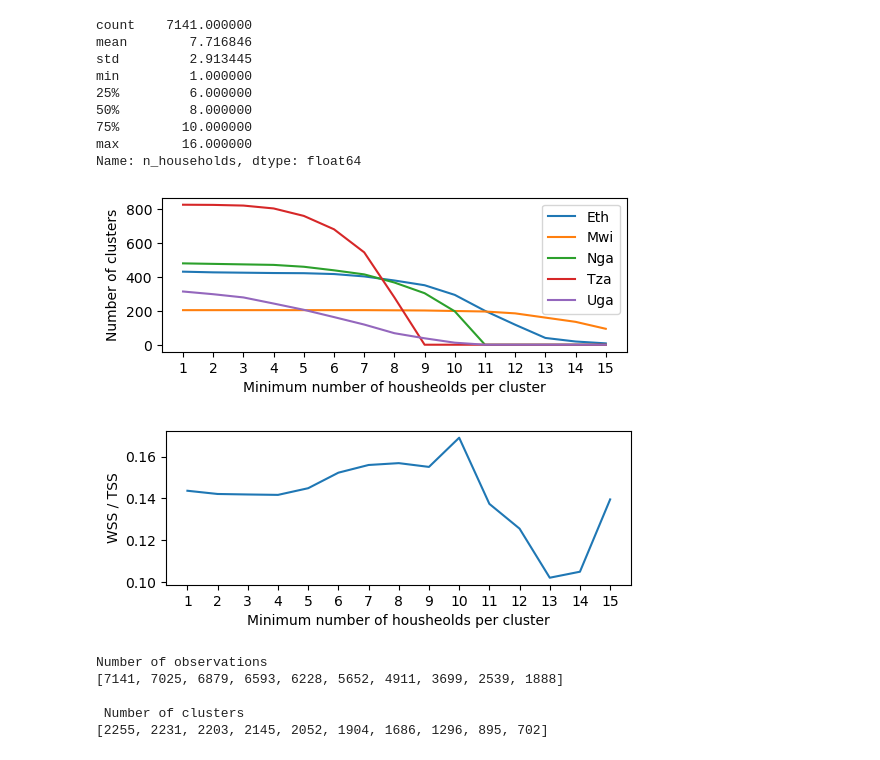
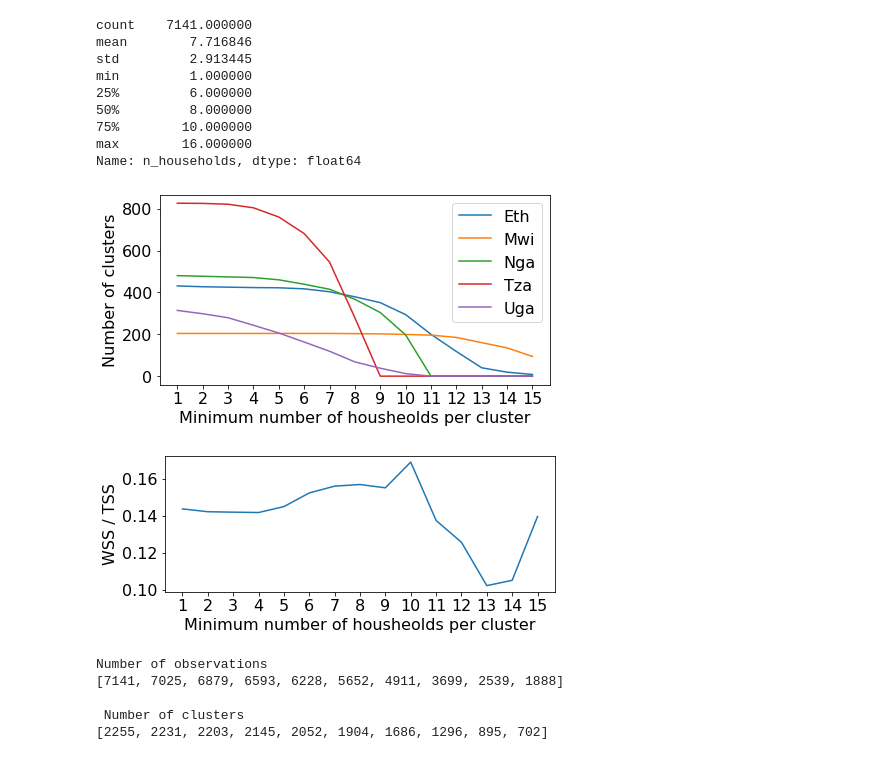
Before and after one commit to nateso/predicting_poverty, a Jupyter notebook: analysis/08_descriptive_statistics.ipynb, the cells around one changed output. Drawn from its saved outputs; the diff is of its cells as text; code cells hidden in the pictures.

```diff
--- a/analysis/08_descriptive_statistics.ipynb
+++ b/analysis/08_descriptive_statistics.ipynb
@@ -151,30 +163,31 @@ n_clusters_cntry_df = pd.DataFrame(n_clusters_cntry).reset_index(drop = True)
 n_clusters_cntry_df['n_households'] = thresholds
 n_clusters_cntry_df = n_clusters_cntry_df.fillna(0)
 # %%
-plt.figure(figsize = (6,2))
+plt.figure(figsize = (7,3.5))
 plt.plot(n_clusters_cntry_df['n_households'], n_clusters_cntry_df['eth'],label = 'Eth')
 plt.plot(n_clusters_cntry_df['n_households'], n_clusters_cntry_df['mwi'],label = 'Mwi')
 plt.plot(n_clusters_cntry_df['n_households'], n_clusters_cntry_df['nga'],label = 'Nga')
 plt.plot(n_clusters_cntry_df['n_households'], n_clusters_cntry_df['tza'],label = 'Tza')
 plt.plot(n_clusters_cntry_df['n_households'], n_clusters_cntry_df['uga'],label = 'Uga')
 plt.legend()
 plt.xticks(ticks = thresholds)
 plt.xlabel("Minimum number of housheolds per cluster")
 plt.ylabel('Number of clusters')
-plt.savefig("../figures/target_vars/number_of_clusters_vs_households.png", dpi = 300, bbox_inches = 'tight')
+pth = "../figures/target_vars/number_of_clusters_vs_households.png"
+plt.savefig(pth, dpi = 300, bbox_inches = 'tight', pad_inches = 0.1)
 plt.show()
 # %% [output]
-[figure, old version]
+[figure, new version]
 # %%
-plt.figure(figsize = (6,2))
+plt.figure(figsize = (7,2.5))
 plt.plot(thresholds, variance_share)
 plt.xticks(ticks = thresholds)
 plt.xlabel("Minimum number of housheolds per cluster")
 plt.ylabel('WSS / TSS')
-plt.savefig("../figures/target_vars/share_WSS.png", dpi = 300, bbox_inches = 'tight')
+plt.savefig("../figures/target_vars/share_WSS.png", dpi = 300, bbox_inches = 'tight', pad_inches = 0.1)
 plt.show()
 # %% [output]
-[figure, old version]
+[figure, new version]
 # %%
 print('Number of observations')
 print(n)
```
Also changed, not shown: parts of 2 cells of this notebook, 5 other files.
